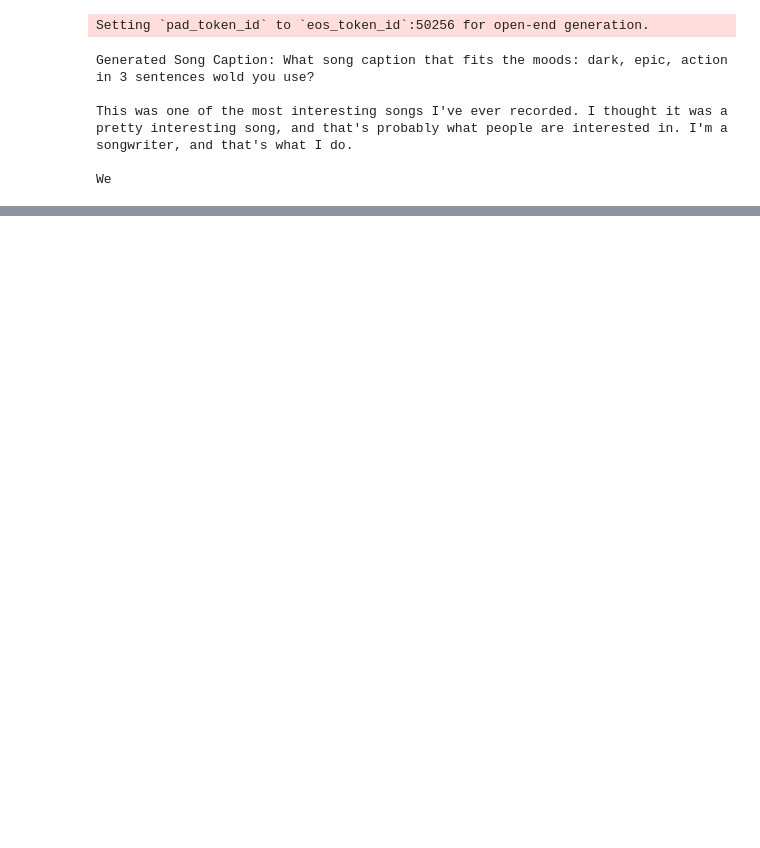
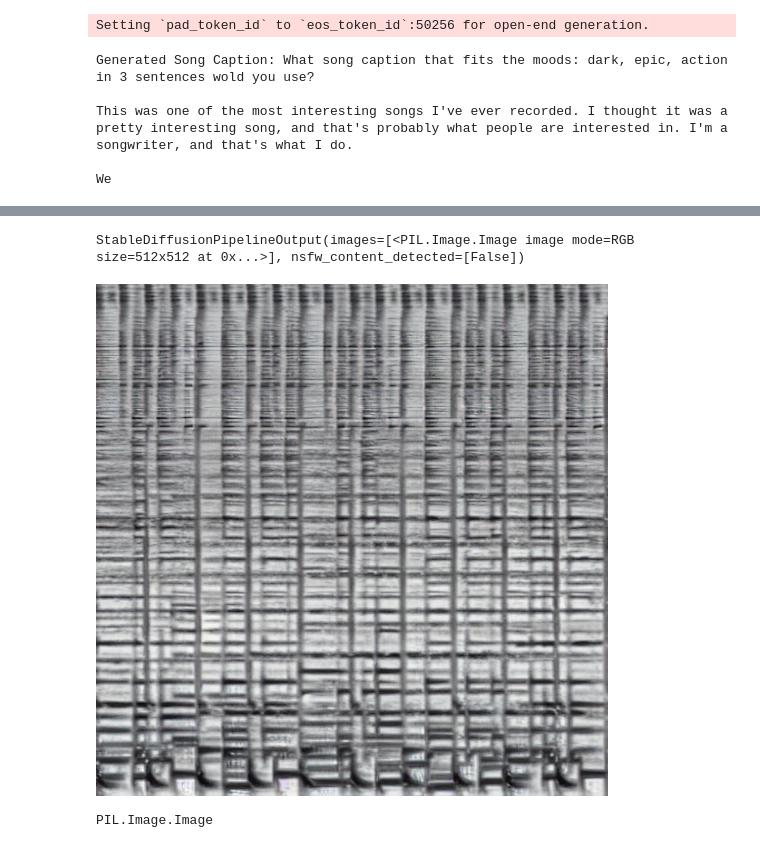
Before and after one commit to IsitaRex/Vibe-Sorcery, a Jupyter notebook: main.ipynb, the cells around one changed output, grey strips where cells are left out. Saved outputs shown, nothing was run; the diff lists cells and outputs as text; code cells hidden in the pictures; blank space fills up the shorter version.

```diff
--- a/main.ipynb
+++ b/main.ipynb
@@ -185,0 +310,12 @@ We
+# %%
+audio
+# %% [output]
+StableDiffusionPipelineOutput(images=[<PIL.Image.Image image mode=RGB size=512x512 at 0x...>], nsfw_content_detected=[False])
+# %%
+audio["images"][0]
+# %% [output]
+[figure, added]
+# %%
+type(audio["images"][0])
+# %% [output]
+PIL.Image.Image
```
Also changed, not shown: parts of 29 cells of this notebook.
